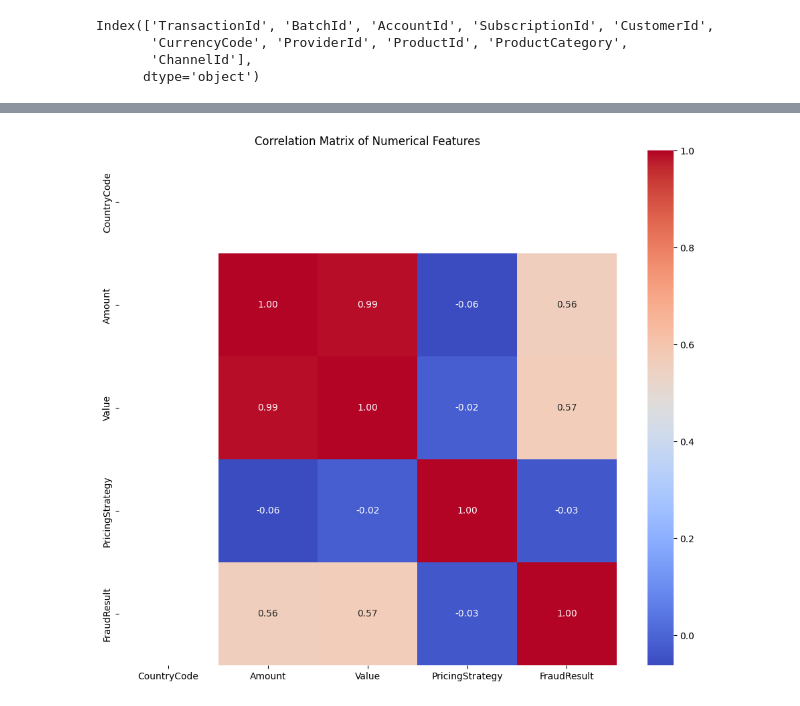
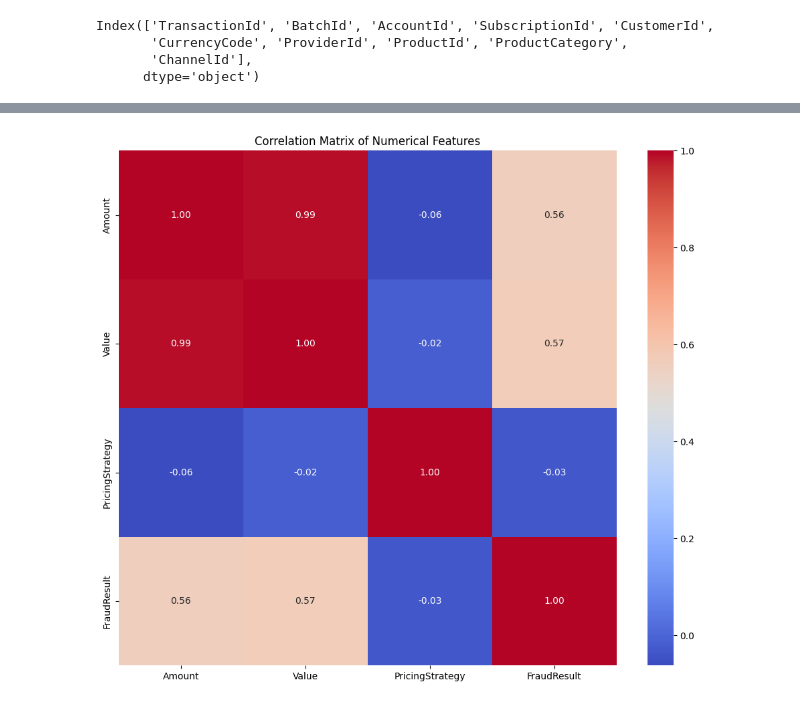
Before and after one commit to kaleabb266/Credit_Scoring_Project, a Jupyter notebook: notebook/EDA.ipynb, the cells around one changed output, grey strips where cells are left out. Cells and saved outputs as stored; diff of their text form; code cells hidden in the pictures.

Commit message:
updated the EDA by cleaning unwanted plots

```diff
--- a/notebook/EDA.ipynb
+++ b/notebook/EDA.ipynb
@@ -16,7 +16,8 @@ Mounted at /content/drive
 ### Loading the dataset
 # %%
 path = "/content/drive/MyDrive/Credit_Scoring_Project/data.csv"
-df= pd.read_csv(path)
+path_local = "../data/data.csv"
+df= pd.read_csv(path_local)
 # %%
 # 1. Overview of the Data
 print("Number of rows:", df.shape[0])
@@ -109,13 +105,15 @@ for column in categorical_features:
 # %%
 # Calculate the correlation matrix
-correlation_matrix = df.select_dtypes(include=np.number).corr()
+correlation_matrix = df.select_dtypes(include=np.number)
+correlation_matrix.drop('CountryCode', axis=1, inplace=True, errors='ignore')  # Drop non-numeric columns])
+correlation_matrix = correlation_matrix.corr()
 
 # Visualize the correlation matrix using a heatmap
 plt.figure(figsize=(12, 10))
 sns.heatmap(correlation_matrix, annot=True, cmap='coolwarm', fmt=".2f")
 plt.title('Correlation Matrix of Numerical Features')
 plt.show()
 # %% [output]
-[figure, old version]
+[figure, new version]
 # %%
 # Create box plots for numerical features to identify outliers
```
Also changed, not shown: parts of 7 cells of this notebook.
